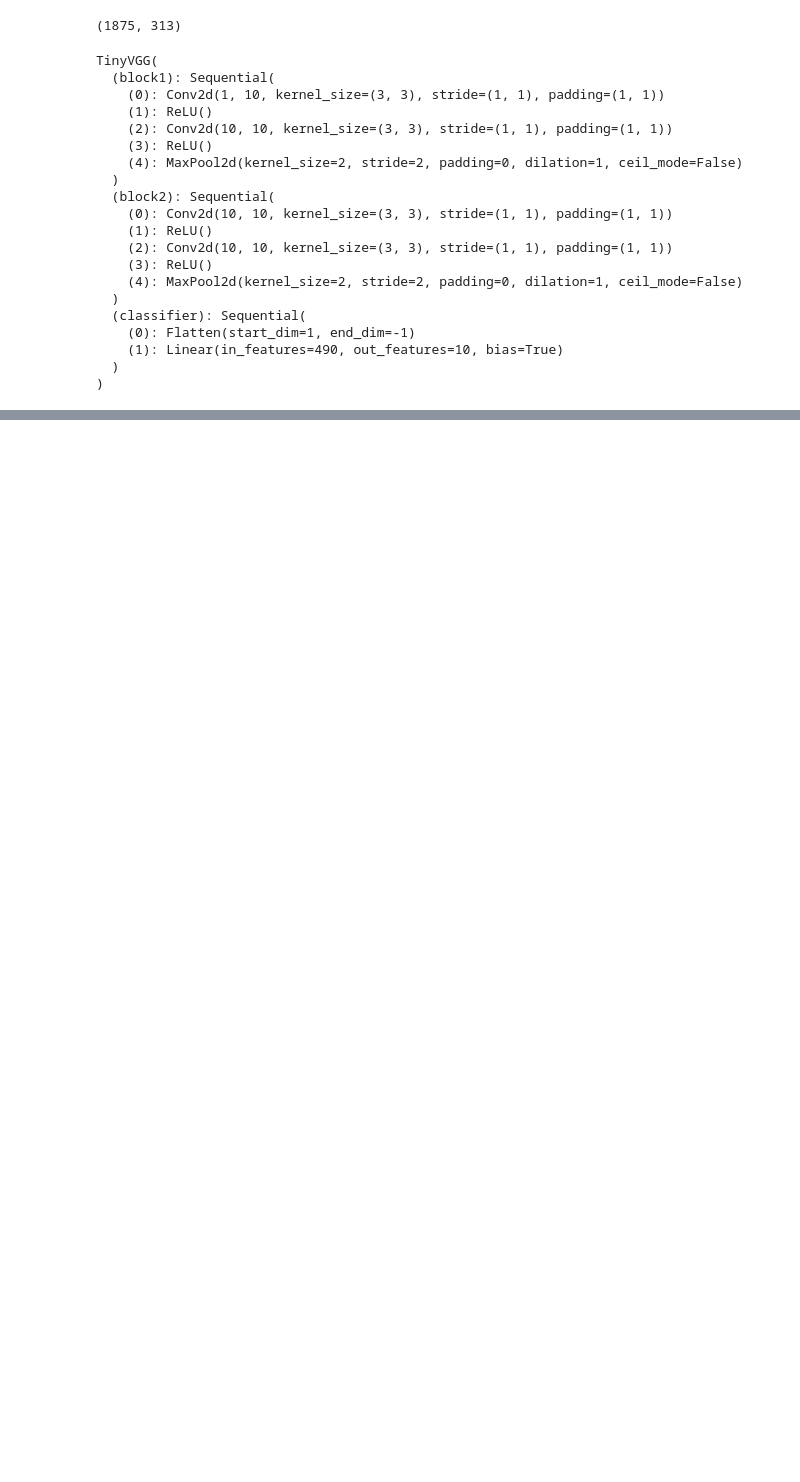
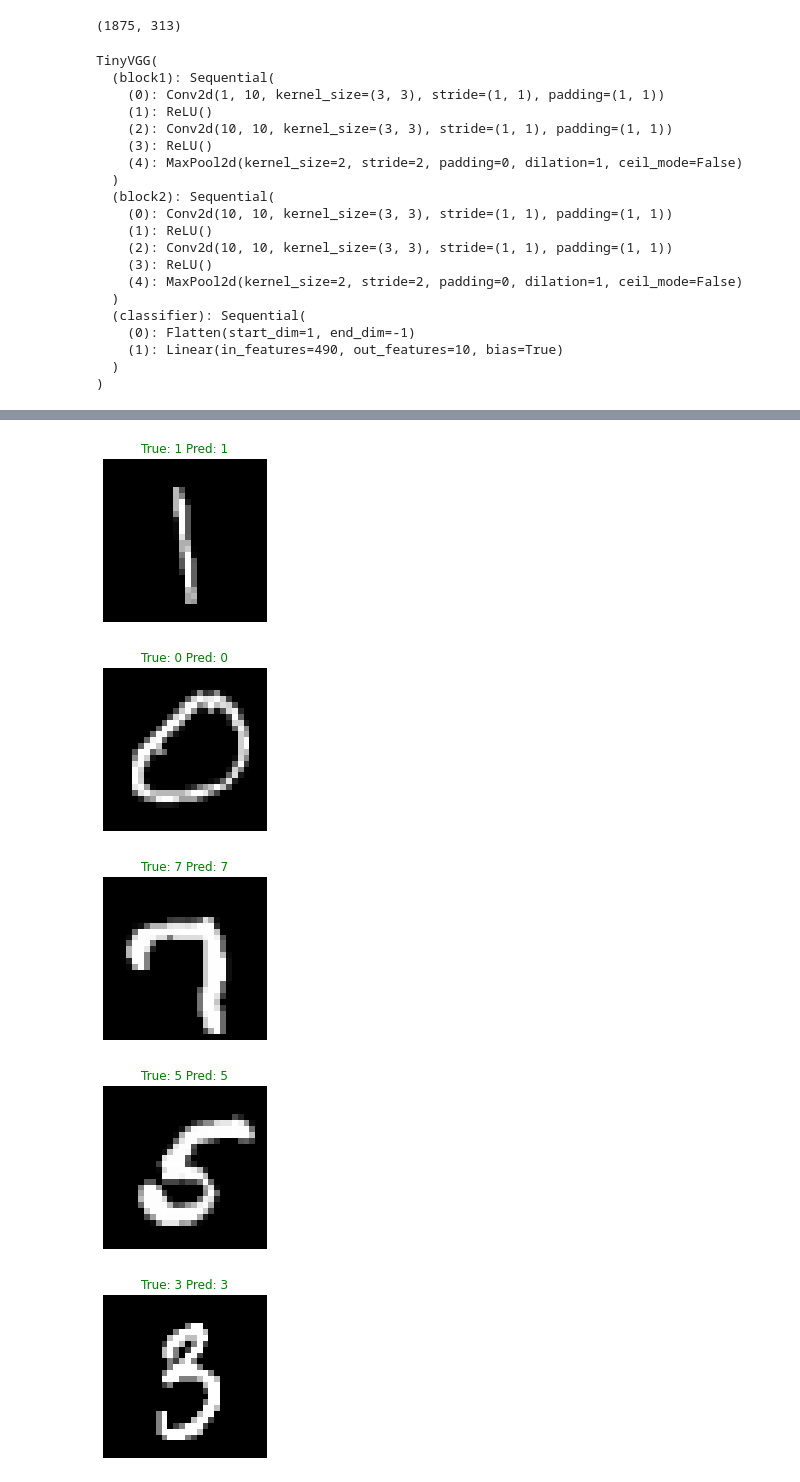
Before and after one commit to daspartho/learn-pytorch, a Jupyter notebook: cv.ipynb, the cells around one changed output, grey strips where cells are left out. Saved outputs shown, nothing was run; the diff lists cells and outputs as text; code cells hidden in the pictures; blank space fills up the shorter version.

```diff
--- a/cv.ipynb
+++ b/cv.ipynb
@@ -667,7 +667,7 @@ class TinyVGG(nn.Module):
             nn.Linear(hidden*7*7, output)
         )
     def forward(self, x):
-        self.classifier(self.block2(self.block1(x)))
+        return self.classifier(self.block2(self.block1(x)))
 
 model = TinyVGG(1, 10, 10).to(device)
 model
@@ -692,3 +692,9 @@ TinyVGG(
     (1): Linear(in_features=490, out_features=10, bias=True)
   )
 )
+# %%
+def accuracy(true, pred):
+    return (torch.eq(true, pred).sum().item()/len(pred))*100
+
+loss_fn = nn.CrossEntropyLoss()
+optimizer = torch.optim.SGD(params = model.parameters(), lr=0.1)
@@ -694,0 +740,20 @@ TinyVGG(
+# %%
+for i in range(5):
+    rand_idx = torch.randint(0, len(train_data), size=[1]).item()
+    img, label = train_data[rand_idx]
+    logits = model(img.unsqueeze(dim=0).to(device))
+    pred = logits.argmax(dim=1).item()
+    plt.figure(figsize=(3,3))
+    plt.imshow(img.squeeze(), cmap="gray")
+    title=f"True: {label} Pred: {pred}"
+    if pred==label:
+        plt.title(title, c="g")
+    else:
+        plt.title(title, c="r")
+    plt.axis(False)
+# %% [output]
+[figure, added]
+[figure, added]
+[figure, added]
+[figure, added]
+[figure, added]
```
Also changed, not shown: parts of 8 cells of this notebook.
